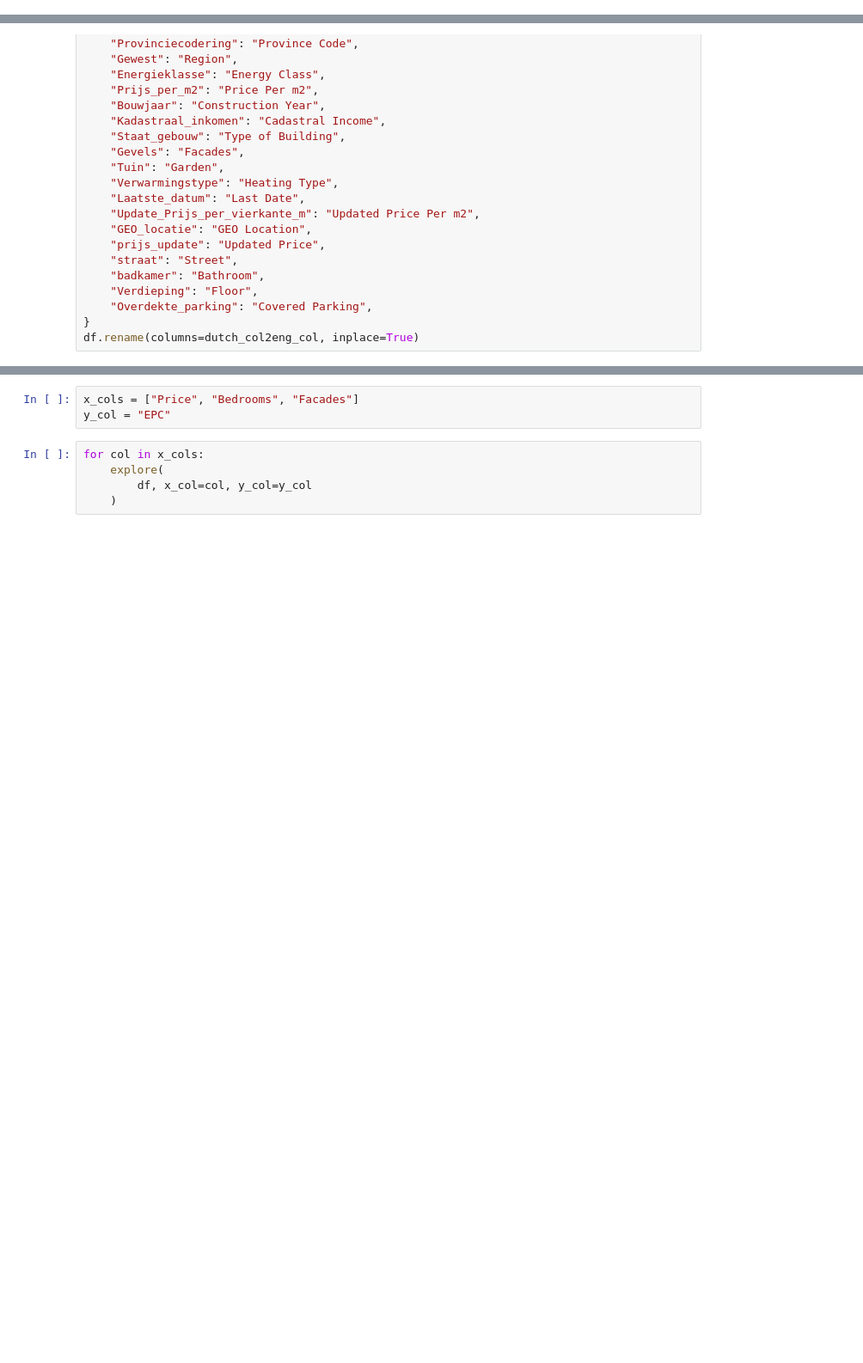
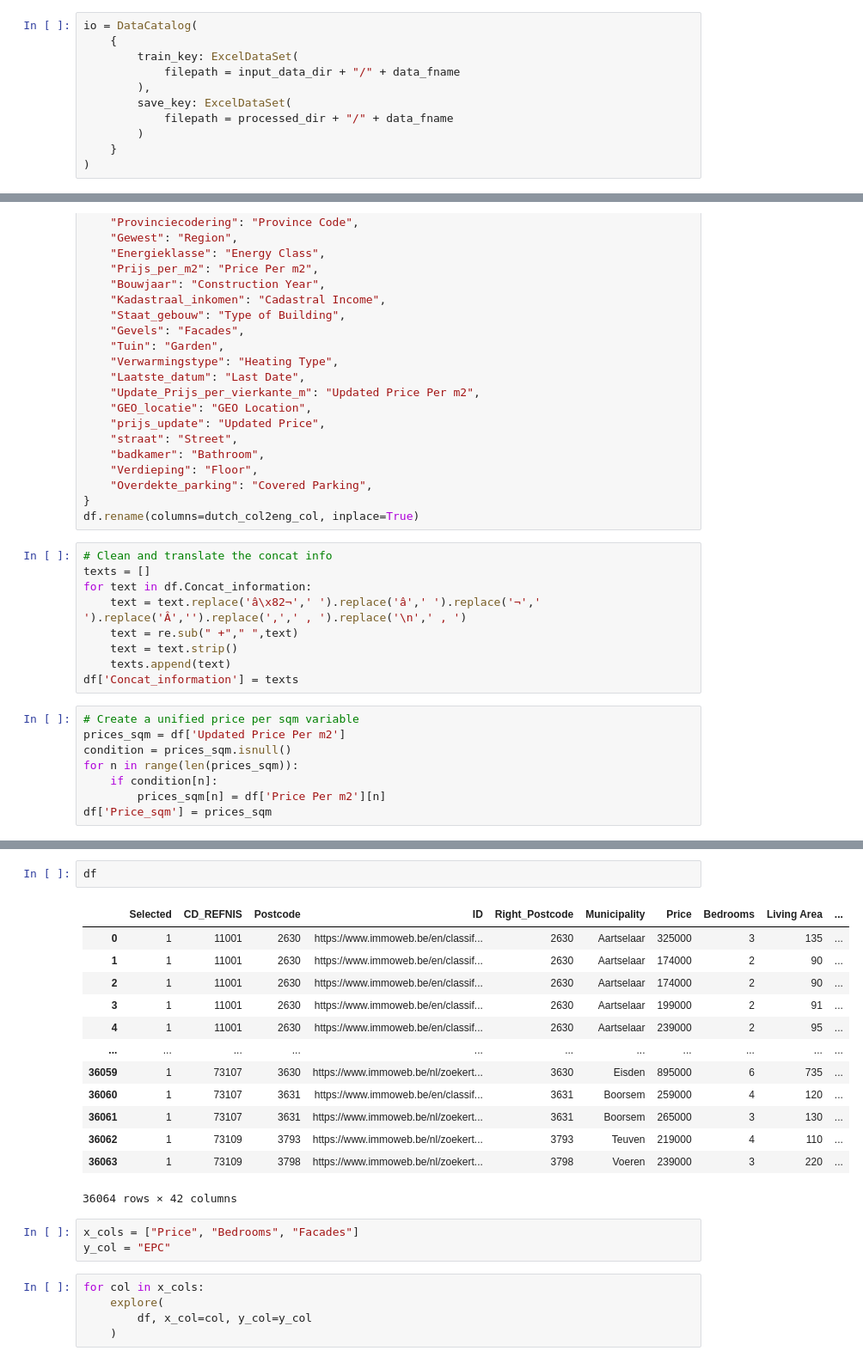
Before and after one commit to krystofmincevey/eyft, a Jupyter notebook: notebooks/data_processing.ipynb, the cells around one changed output, grey strips where cells are left out. Shown at 86% size. Saved outputs shown, nothing was run; the diff lists cells and outputs as text; blank space fills up the shorter version.

Commit message:
imported raw data + some functions + extra function part 1 tryout mode and z normalize

```diff
--- a/notebooks/data_processing.ipynb
+++ b/notebooks/data_processing.ipynb
@@ -54,0 +61,11 @@ df = io.load(train_key)
+# %%
+io = DataCatalog(
+    {
+        train_key: ExcelDataSet(
+            filepath = input_data_dir + "/" + data_fname
+        ),
+        save_key: ExcelDataSet(
+            filepath = processed_dir + "/" + data_fname
+        )
+    }
+)
@@ -96,3 +115,20 @@ dutch_col2eng_col = {
     "Overdekte_parking": "Covered Parking",
 }
 df.rename(columns=dutch_col2eng_col, inplace=True)
+# %%
+# Clean and translate the concat info
+texts = []
+for text in df.Concat_information:
+    text = text.replace('â\x82¬',' ').replace('â',' ').replace('¬',' ').replace('Â','').replace(',',' , ').replace('\n',' , ')
+    text = re.sub(" +"," ",text)
+    text = text.strip()
+    texts.append(text)
+df['Concat_information'] = texts
+# %%
+# Create a unified price per sqm variable
+prices_sqm = df['Updated Price Per m2']
+condition = prices_sqm.isnull()
+for n in range(len(prices_sqm)):
+    if condition[n]:
+        prices_sqm[n] = df['Price Per m2'][n]
+df['Price_sqm'] = prices_sqm
@@ -99,3 +207,19 @@ df.rename(columns=dutch_col2eng_col, inplace=True)
+# %%
+df
+# %% [output]
+|  | Selected | CD_REFNIS | Postcode | ID | Right_Postcode | Municipality | Price | Bedrooms | Living Area | ... |
+| 0 | 1 | 11001 | 2630 | https://www.immoweb.be/en/classif... | 2630 | Aartselaar | 325000 | 3 | 135 | ... |
+| 1 | 1 | 11001 | 2630 | https://www.immoweb.be/en/classif... | 2630 | Aartselaar | 174000 | 2 | 90 | ... |
+| 2 | 1 | 11001 | 2630 | https://www.immoweb.be/en/classif... | 2630 | Aartselaar | 174000 | 2 | 90 | ... |
+| 3 | 1 | 11001 | 2630 | https://www.immoweb.be/en/classif... | 2630 | Aartselaar | 199000 | 2 | 91 | ... |
+| 4 | 1 | 11001 | 2630 | https://www.immoweb.be/en/classif... | 2630 | Aartselaar | 239000 | 2 | 95 | ... |
+| ... | ... | ... | ... | ... | ... | ... | ... | ... | ... | ... |
+| 36059 | 1 | 73107 | 3630 | https://www.immoweb.be/nl/zoekert... | 3630 | Eisden | 895000 | 6 | 735 | ... |
+| 36060 | 1 | 73107 | 3631 | https://www.immoweb.be/en/classif... | 3631 | Boorsem | 259000 | 4 | 120 | ... |
+| 36061 | 1 | 73107 | 3631 | https://www.immoweb.be/nl/zoekert... | 3631 | Boorsem | 265000 | 3 | 130 | ... |
+| 36062 | 1 | 73109 | 3793 | https://www.immoweb.be/nl/zoekert... | 3793 | Teuven | 219000 | 4 | 110 | ... |
+| 36063 | 1 | 73109 | 3798 | https://www.immoweb.be/nl/zoekert... | 3798 | Voeren | 239000 | 3 | 220 | ... |
+36064 rows × 42 columns
 # %%
 x_cols = ["Price", "Bedrooms", "Facades"]
 y_col = "EPC"
```
Also changed, not shown: parts of 11 cells of this notebook.
